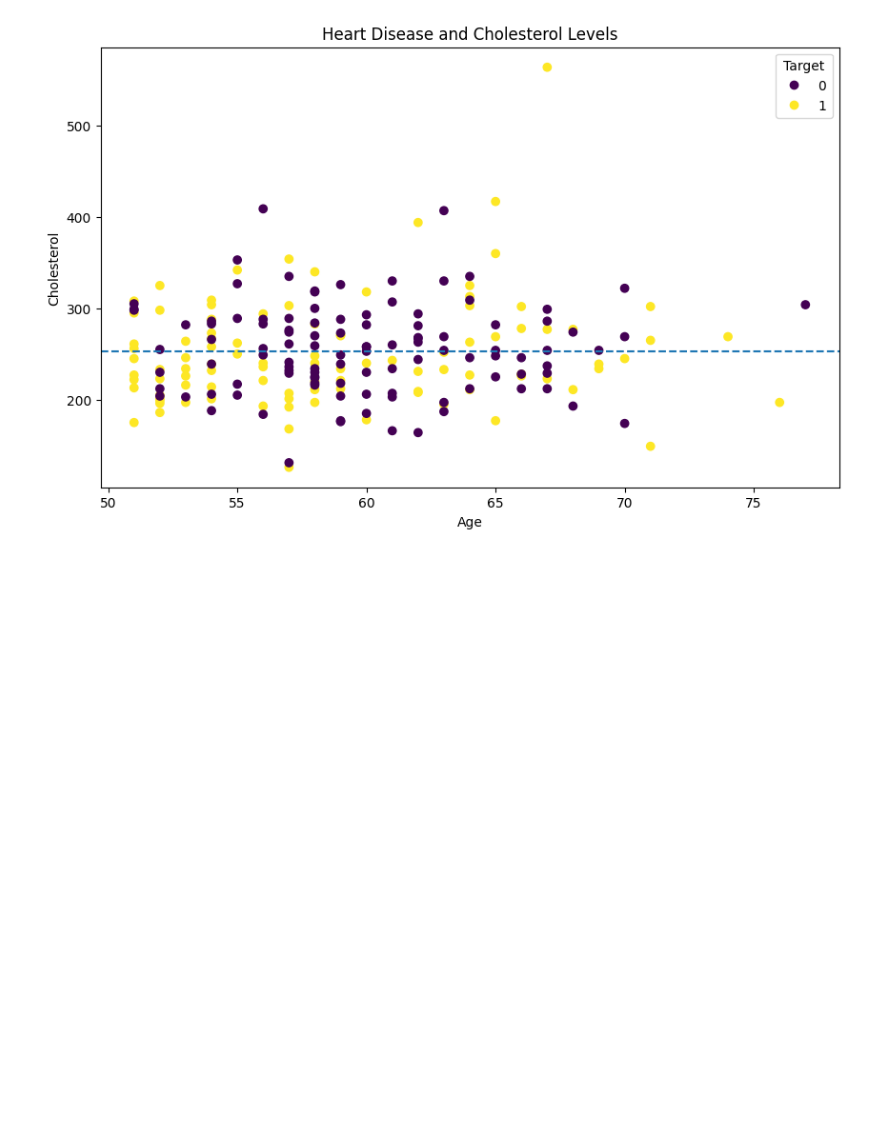
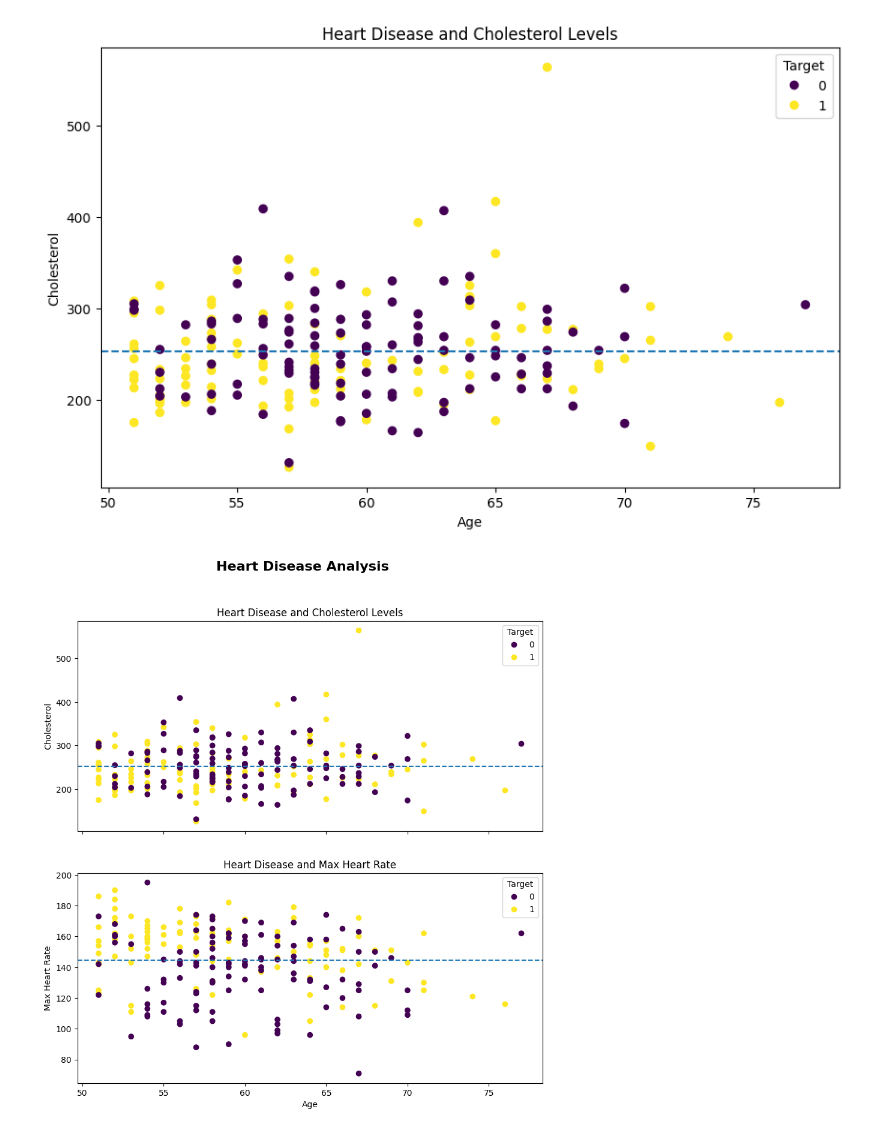
Before and after one commit to codekalimi/zero-to-mastery-ml, a Jupyter notebook: section-matplotlib/intro-matplotlib.ipynb, the cells around one changed output. Saved outputs shown, nothing was run; the diff lists cells and outputs as text; code cells hidden in the pictures; blank space fills up the shorter version.

Commit message:
"Add code for visualization examples in intro-matplotlib notebook
Introduced a more comprehensive example in the intro-matplotlib notebook to help users understand data visualization better. This change includes creating subplots for variables like 'age', 'chol', and 'thalach', adding legends to these plots and mark the mean values with a line. This amendment aims to provide more practical insights for users regarding how to utilize matplotlib for data analysis."

```diff
--- a/section-matplotlib/intro-matplotlib.ipynb
+++ b/section-matplotlib/intro-matplotlib.ipynb
@@ -428,3 +428,38 @@ ax.axhline(over_50["chol"].mean(),
            linestyle="--");
 # %% [output]
 [figure]
+# %%
+# let's create subplots of chol, age, thalach
+fig, (ax0, ax1) = plt.subplots(nrows=2,
+                               ncols=1,
+                               figsize=(10, 10),
+                               sharex=True)
+# Add data to ax0
+scatter = ax0.scatter(x=over_50["age"],
+                      y=over_50["chol"],
+                      c=over_50["target"])
+# Customize ax0
+ax0.set(title="Heart Disease and Cholesterol Levels",
+        ylabel="Cholesterol")
+# Add a legend to ax0
+ax0.legend(*scatter.legend_elements(), title="Target")
+# Add a meanline
+ax0.axhline(y=over_50["chol"].mean(),
+            linestyle="--");
+# Add data to ax1
+scatter = ax1.scatter(x=over_50["age"],
+                      y=over_50["thalach"],
+                      c=over_50["target"])
+# Customize ax1
+ax1.set(title="Heart Disease and Max Heart Rate",
+        xlabel="Age",
+        ylabel="Max Heart Rate")
+# Add a legend to ax1
+ax1.legend(*scatter.legend_elements(), title="Target")
+# Add a meanline
+ax1.axhline(y=over_50["thalach"].mean(),
+            linestyle="--");
+# Add a title to the figure
+fig.suptitle("Heart Disease Analysis", fontsize=16, fontweight="bold");
+# %% [output]
+[figure, added]
```
